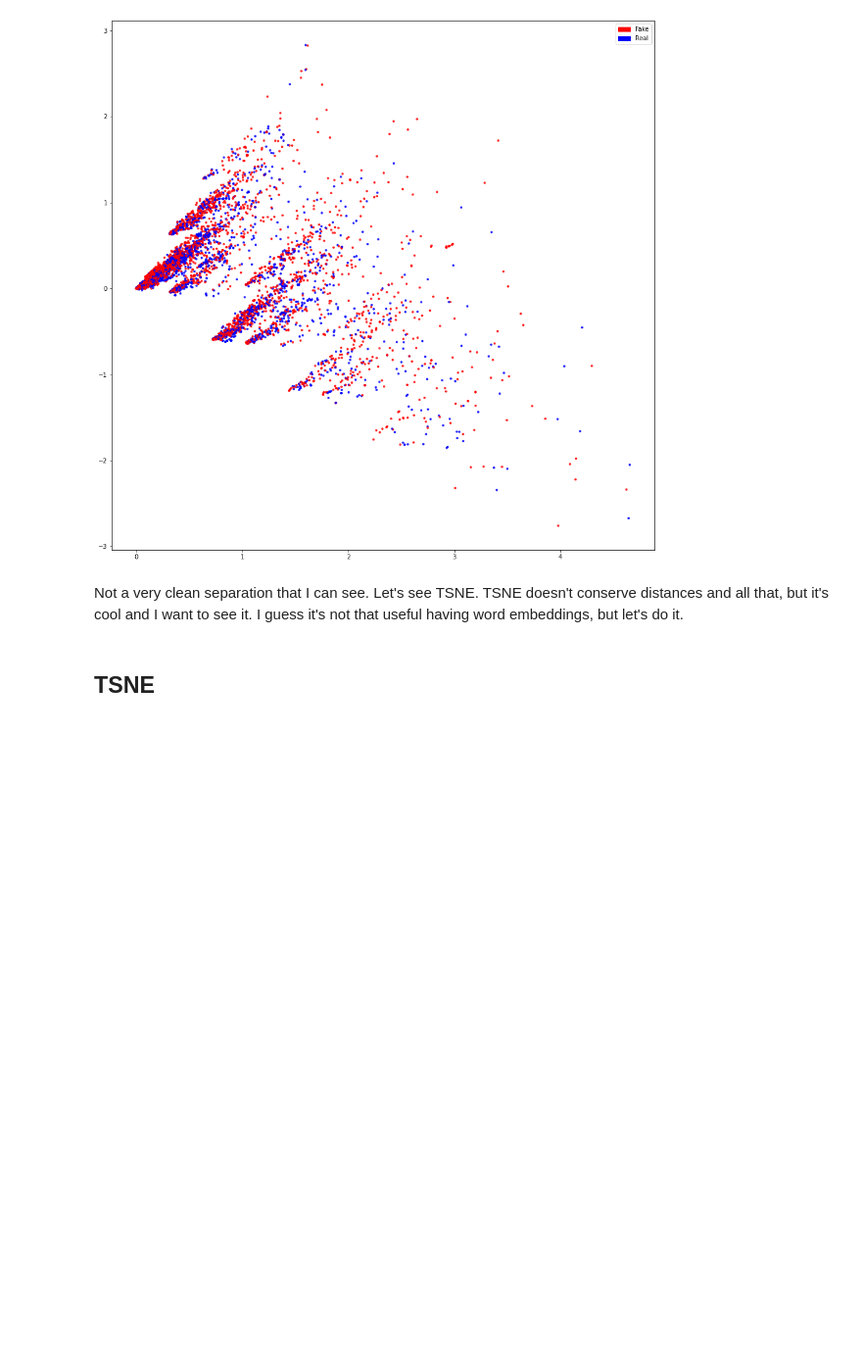
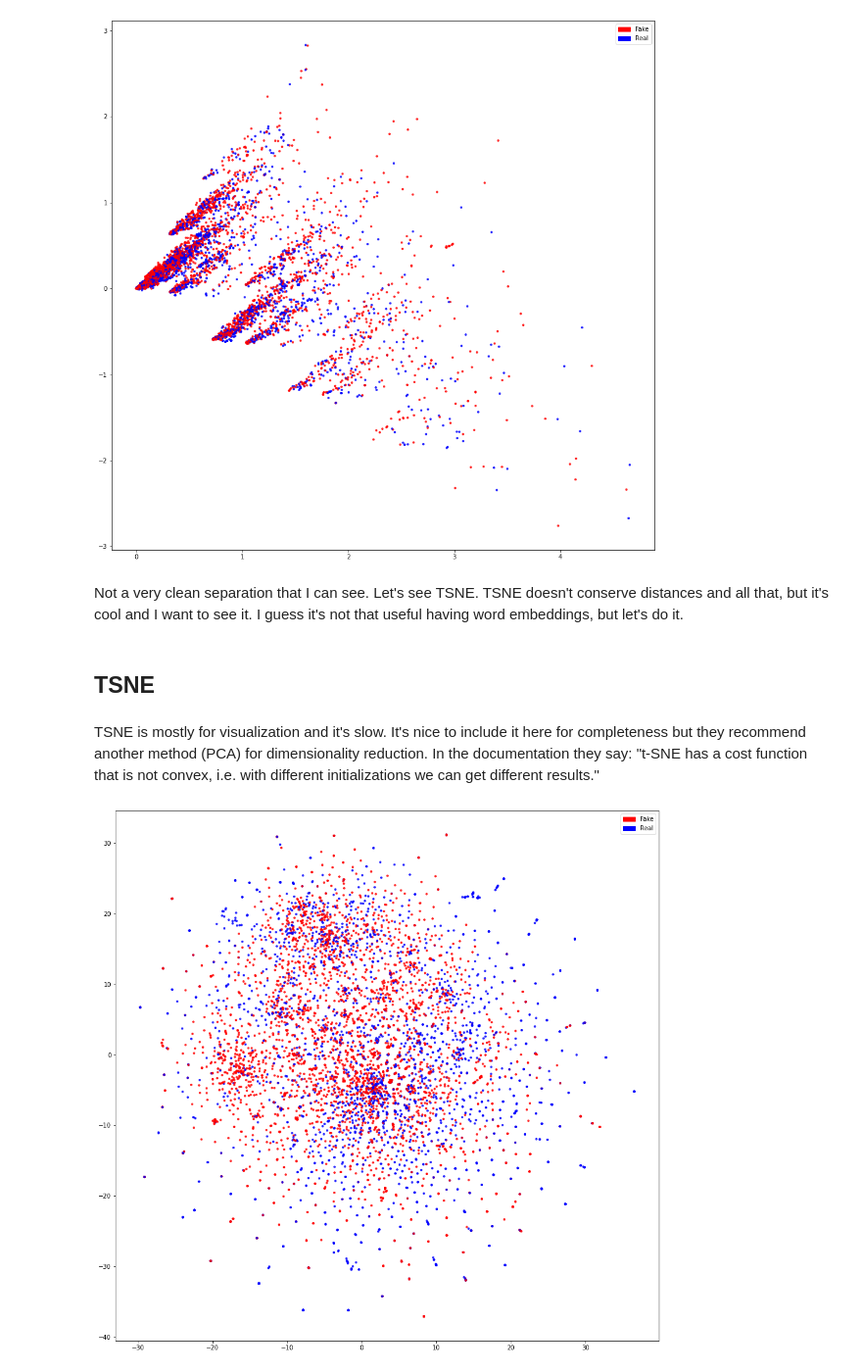
Before and after one commit to DrAlexSanz/Real-fake-tweets, a Jupyter notebook: Bag_of_words_and_EDA.ipynb, the cells around one changed output. Shown at 98% size. Drawn from its saved outputs; the diff is of its cells as text; code cells hidden in the pictures; blank space fills up the shorter version.

```diff
--- a/Bag_of_words_and_EDA.ipynb
+++ b/Bag_of_words_and_EDA.ipynb
@@ -189,3 +194,36 @@ calc_plot_LSA(X_train_counts, y_train)
 Not a very clean separation that I can see. Let's see TSNE. TSNE doesn't conserve distances and all that, but it's cool and I want to see it. I guess it's not that useful having word embeddings, but let's do it.
 # %% [markdown]
 ## TSNE
+# %% [markdown]
+TSNE is mostly for visualization and it's slow. It's nice to include it here for completeness but they recommend another method (PCA) for dimensionality reduction. In the documentation they say: "t-SNE has a cost function that is not convex, i.e. with different initializations we can get different results."
+# %%
+def calc_plot_TSNE(data, labels, plot_result = True):
+
+    """
+        This function takes the train dataset, calculates the SVD projections and plots it in nice colours (hopefully brown).
+
+    """
+
+    tsne = TSNE(n_components = 2, n_iter = 500, n_jobs = -1) # I want to plot. 3 is also good but no one understands 3D scatter plots
+    # n_jobs = -1 is to use all the cores. Maybe it doesn't help much but it may speed this a bit.
+    #tsne.fit(data) #There is no transform method, only fit and fit_transform
+    tsne_comp = tsne.fit_transform(data) #Find the components in TSNE reference system.
+
+    color_map = {label: idx for idx, label in enumerate(set(labels))}
+
+    color_column = [color_map[label] for label in labels]
+    colors = ["red", "blue"]
+
+    if plot_result:
+        plt.figure(figsize = (16, 16))
+        plt.scatter(tsne_comp[:, 0], tsne_comp[:, 1], s = 8, alpha = 0.8, c = labels,
+                    cmap = matplotlib.colors.ListedColormap(colors))
+        red_patch = mpatches.Patch(color = "red", label = "Fake")
+        blue_patch = mpatches.Patch(color = "blue", label = "Real")
+        plt.legend(handles = [red_patch, blue_patch])
+
+    #I don't return anything here
+# %%
+calc_plot_TSNE(X_train_counts, y_train)
+# %% [output]
+[figure, added]
```
Also changed, not shown: parts of 4 cells of this notebook.
